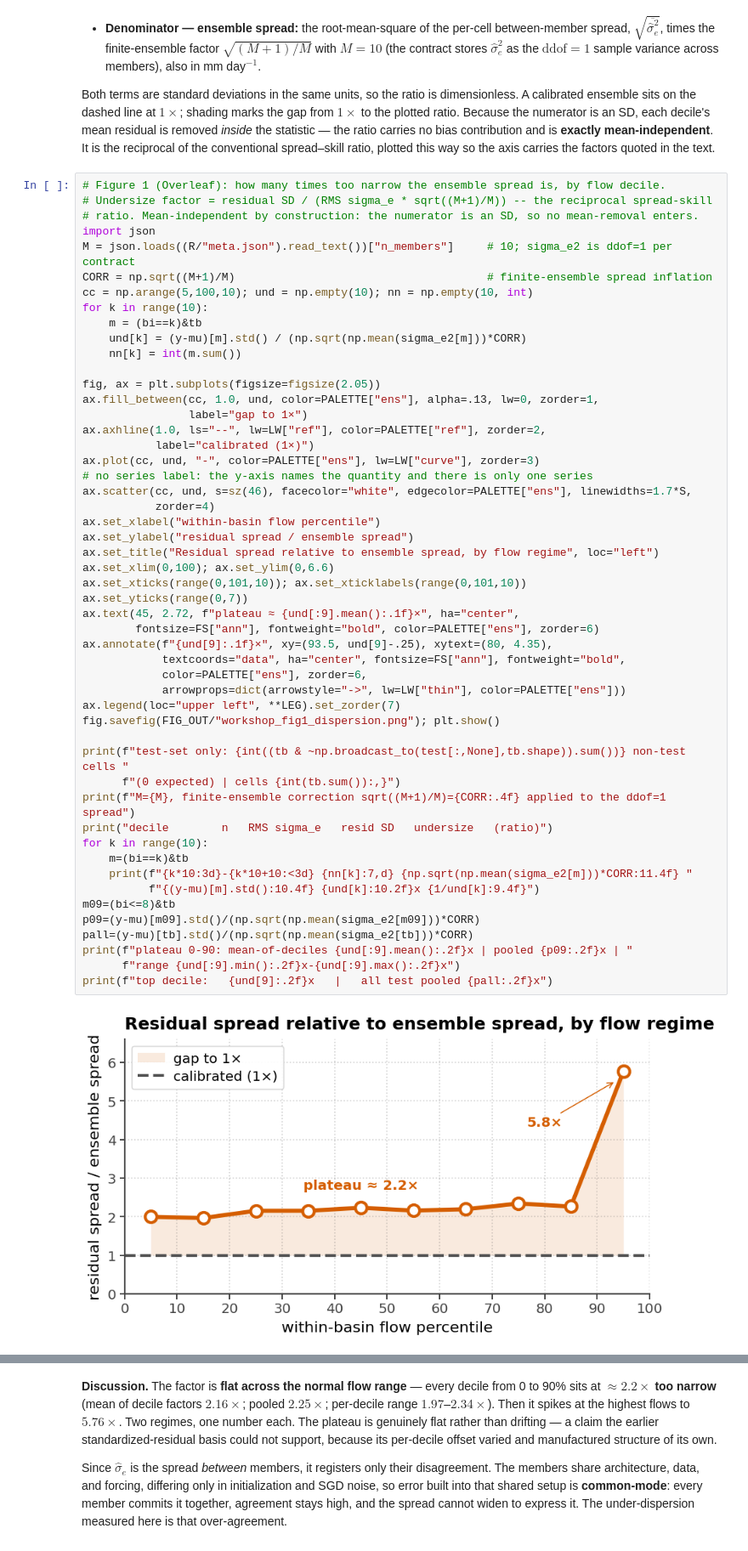
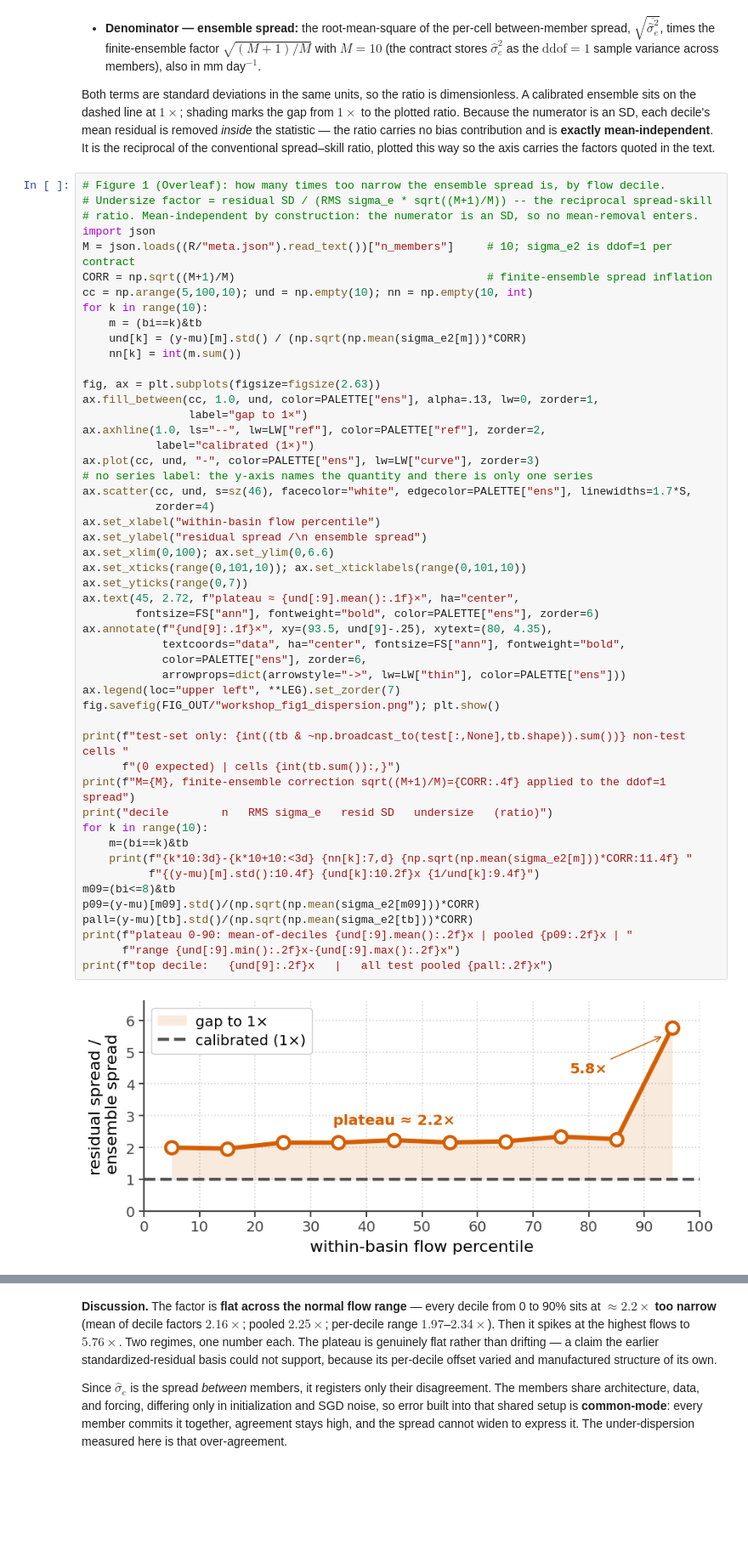
Before and after one commit to TWilson05/EA-LSTM-Streamflow, a Jupyter notebook: notebooks/workshop_figures.ipynb, the cells around one changed output, grey strips where cells are left out. Shown at 85% size. Saved outputs shown, nothing was run; the diff lists cells and outputs as text; blank space fills up the shorter version.

Commit message:
fixed titles and legends and sizes

```diff
--- a/notebooks/workshop_figures.ipynb
+++ b/notebooks/workshop_figures.ipynb
@@ -185,7 +185,7 @@ for k in range(10):
     und[k] = (y-mu)[m].std() / (np.sqrt(np.mean(sigma_e2[m]))*CORR)
     nn[k] = int(m.sum())
 
-fig, ax = plt.subplots(figsize=figsize(2.05))
+fig, ax = plt.subplots(figsize=figsize(2.63))
 ax.fill_between(cc, 1.0, und, color=PALETTE["ens"], alpha=.13, lw=0, zorder=1,
                 label="gap to 1×")
 ax.axhline(1.0, ls="--", lw=LW["ref"], color=PALETTE["ref"], zorder=2,
@@ -195,36 +195,35 @@ ax.plot(cc, und, "-", color=PALETTE["ens"], lw=LW["curve"], zorder=3)
 ax.scatter(cc, und, s=sz(46), facecolor="white", edgecolor=PALETTE["ens"], linewidths=1.7*S,
            zorder=4)
 ax.set_xlabel("within-basin flow percentile")
-ax.set_ylabel("residual spread / ensemble spread")
-ax.set_title("Residual spread relative to ensemble spread, by flow regime", loc="left")
+ax.set_ylabel("residual spread /\n ensemble spread")
 ax.set_xlim(0,100); ax.set_ylim(0,6.6)
 ax.set_xticks(range(0,101,10)); ax.set_xticklabels(range(0,101,10))
 ax.set_yticks(range(0,7))
 ax.text(45, 2.72, f"plateau ≈ {und[:9].mean():.1f}×", ha="center",
         fontsize=FS["ann"], fontweight="bold", color=PALETTE["ens"], zorder=6)
 ax.annotate(f"{und[9]:.1f}×", xy=(93.5, und[9]-.25), xytext=(80, 4.35),
             textcoords="data", ha="center", fontsize=FS["ann"], fontweight="bold",
             color=PALETTE["ens"], zorder=6,
             arrowprops=dict(arrowstyle="->", lw=LW["thin"], color=PALETTE["ens"]))
 ax.legend(loc="upper left", **LEG).set_zorder(7)
 fig.savefig(FIG_OUT/"workshop_fig1_dispersion.png"); plt.show()
 
 print(f"test-set only: {int((tb & ~np.broadcast_to(test[:,None],tb.shape)).sum())} non-test cells "
       f"(0 expected) | cells {int(tb.sum()):,}")
 print(f"M={M}, finite-ensemble correction sqrt((M+1)/M)={CORR:.4f} applied to the ddof=1 spread")
 print("decile        n   RMS sigma_e   resid SD   undersize   (ratio)")
 for k in range(10):
     m=(bi==k)&tb
     print(f"{k*10:3d}-{k*10+10:<3d} {nn[k]:7,d} {np.sqrt(np.mean(sigma_e2[m]))*CORR:11.4f} "
           f"{(y-mu)[m].std():10.4f} {und[k]:10.2f}x {1/und[k]:9.4f}")
 m09=(bi<=8)&tb
 p09=(y-mu)[m09].std()/(np.sqrt(np.mean(sigma_e2[m09]))*CORR)
 pall=(y-mu)[tb].std()/(np.sqrt(np.mean(sigma_e2[tb]))*CORR)
 print(f"plateau 0-90: mean-of-deciles {und[:9].mean():.2f}x | pooled {p09:.2f}x | "
       f"range {und[:9].min():.2f}x-{und[:9].max():.2f}x")
 print(f"top decile:   {und[9]:.2f}x   |   all test pooled {pall:.2f}x")
 # %% [output]
-[figure, old version]
+[figure, new version]
 test-set only: 0 non-test cells (0 expected) | cells 877,729
 M=10, finite-ensemble correction sqrt((M+1)/M)=1.0488 applied to the ddof=1 spread
 decile        n   RMS sigma_e   resid SD   undersize   (ratio)
```
Also changed, not shown: parts of 2 cells of this notebook.
